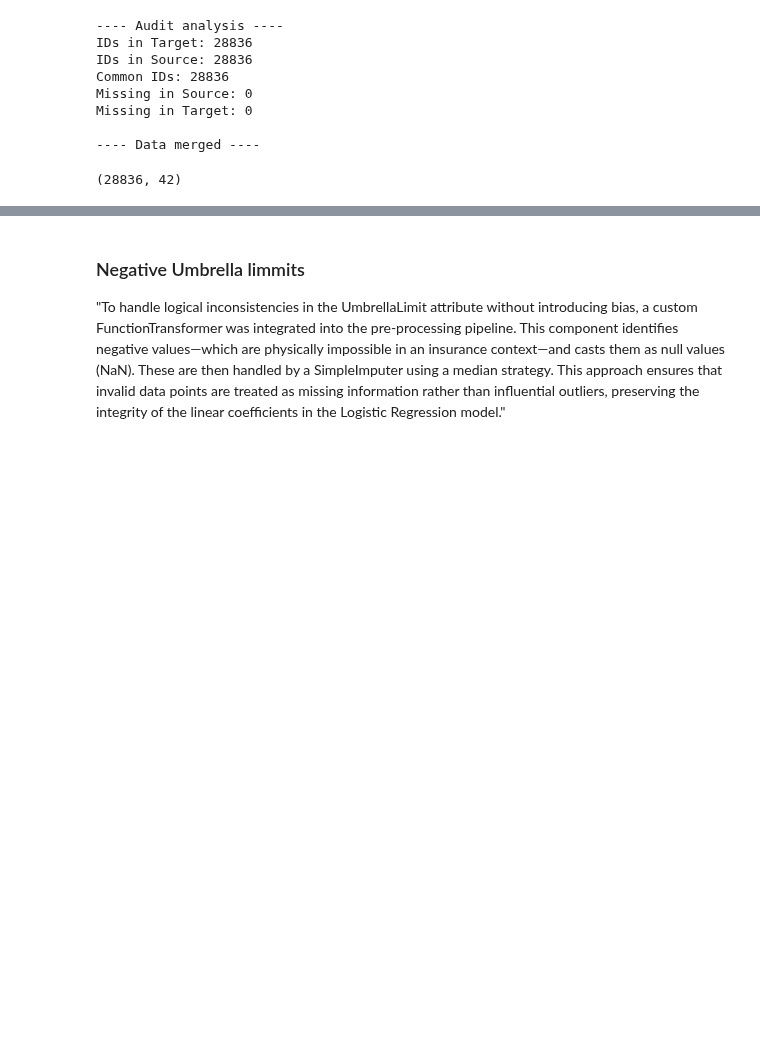
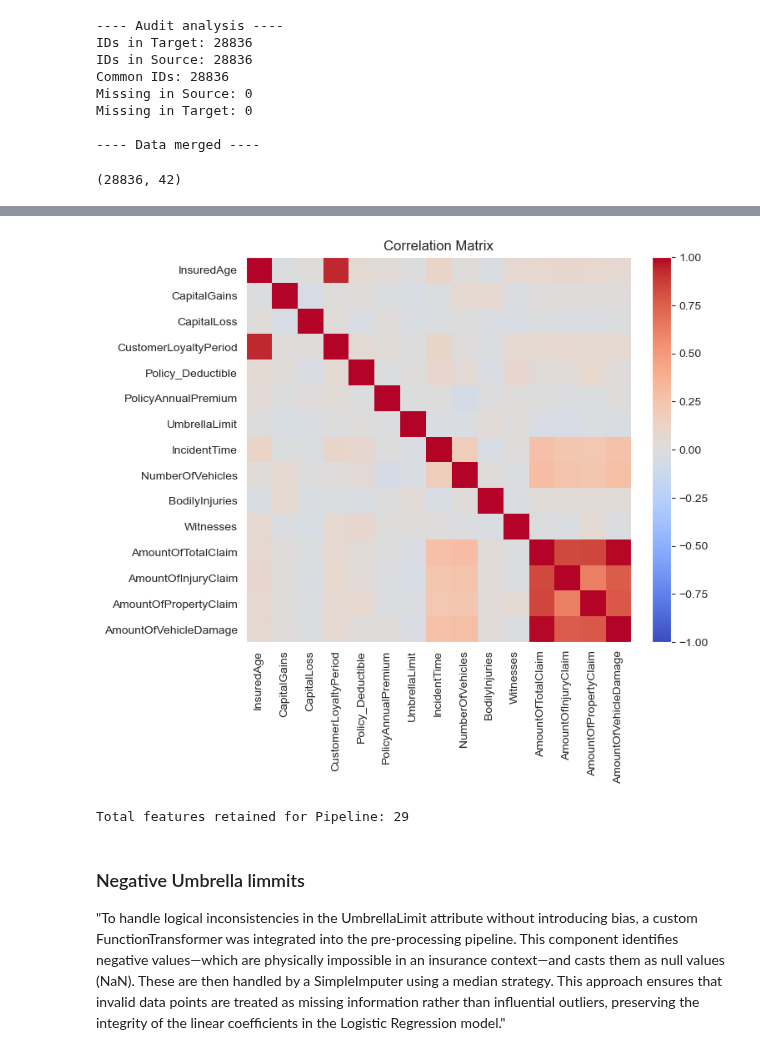
Before and after one commit to bartzilla/Classification, a Jupyter notebook: Assessment.ipynb, the cells around one changed output, grey strips where cells are left out. Drawn from its saved outputs; the diff is of its cells as text; code cells hidden in the pictures; blank space fills up the shorter version.

Commit message:
Added correlation  documentation

```diff
--- a/Assessment.ipynb
+++ b/Assessment.ipynb
@@ -253,0 +262,18 @@ Missing in Target: 0
+# %%
+# 1. Final Drop List (Noisy + Synonymous + Highly Collinear)
+# We drop the sub-claims because they are redundant with 'AmountOfTotalClaim'
+cols_to_drop = [
+    'CustomerID', 'InsurancePolicyNumber', 'InsuredZipCode',
+    'IncidentAddress', 'VehicleID', 'Country',
+    'DateOfPolicyCoverage', 'DateOfIncident', 'VehicleModel',
+]
+
+# 2. Separate features and target
+X = data_merged.drop(columns=cols_to_drop + ['ReportedFraud_Numeric'])
+y = data_merged['ReportedFraud_Numeric']
+
+# 3. Categorize for the Pipeline
+numeric_features = X.select_dtypes(include=['int64', 'float64']).columns.tolist()
+categorical_features = X.select_dtypes(include=['object']).columns.tolist()
+
+print(f"Total features retained for Pipeline: {len(X.columns)}")
@@ -254,3 +288,29 @@ Missing in Target: 0
+# %%
+# 1. Compute correlation (Check for multicollinearity)
+corr = X.select_dtypes('number').corr()
+
+plt.figure(figsize=(8, 6))
+plt.imshow(corr, cmap='coolwarm', vmin=-1, vmax=1)
+
+plt.gca().set_aspect('equal')
+plt.grid(False)
+
+plt.colorbar(fraction=0.046, pad=0.04)
+plt.xticks(range(len(corr.columns)), corr.columns, rotation=90)
+plt.yticks(range(len(corr.columns)), corr.columns)
+
+plt.title("Correlation Matrix")
+plt.show()
+
+# List of redundant sub-claim features to remove
+redundant_features = ['AmountOfInjuryClaim', 'AmountOfPropertyClaim', 'AmountOfVehicleDamage']
+
+# Drop them from your X variable
+X = X.drop(columns=redundant_features)
+print(f"Total features retained for Pipeline: {len(X.columns)}")
+# %% [output]
+[figure, added]
+Total features retained for Pipeline: 29
 # %% [markdown]
 ### Negative Umbrella limmits
 
```
Also changed, not shown: parts of 9 cells of this notebook.
